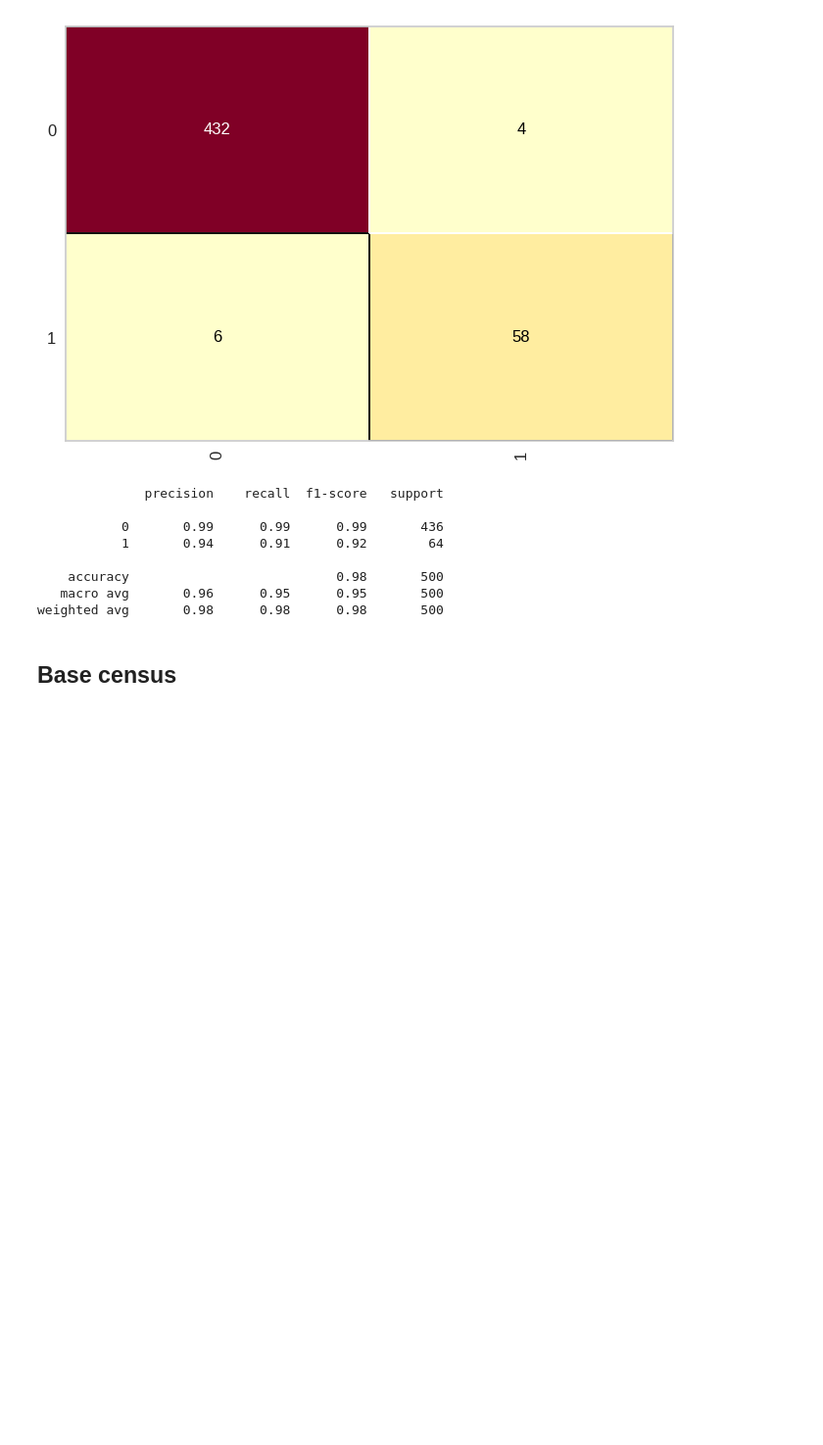
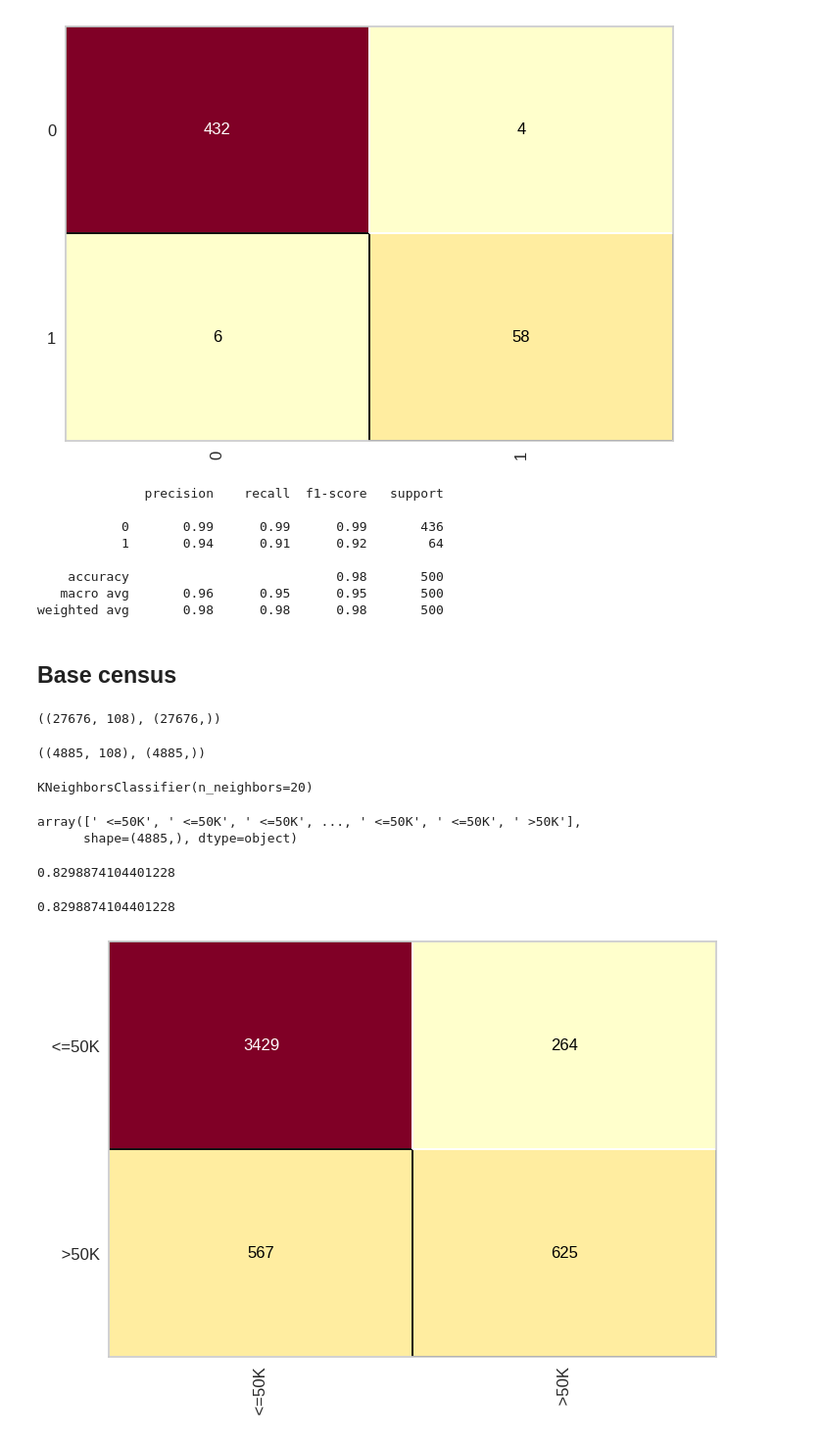
Before and after one commit to Joao-Inacio/Machine-Learning-e-Data-Science-com-Python, a Jupyter notebook: 0.5-aprendizagem-baseada-em-instancias-knn/knn.ipynb, the cells around one changed output. Shown at 98% size. Cells and saved outputs as stored; diff of their text form; code cells hidden in the pictures; blank space fills up the shorter version.

Commit message:
Implementando Knn na base do census

```diff
--- a/0.5-aprendizagem-baseada-em-instancias-knn/knn.ipynb
+++ b/0.5-aprendizagem-baseada-em-instancias-knn/knn.ipynb
@@ -113,3 +113,36 @@ print(classification_report(y_credit_teste, previsoes))
 weighted avg       0.98      0.98      0.98       500
 # %% [markdown]
 ## Base census
+# %%
+with open('../data/census.pkl', 'rb') as f:
+    X_census_treinamento, y_census_treinamento, X_census_teste, y_census_teste = pickle.load(f)
+# %%
+X_census_treinamento.shape, y_census_treinamento.shape
+# %% [output]
+((27676, 108), (27676,))
+# %%
+X_census_teste.shape, y_census_teste.shape
+# %% [output]
+((4885, 108), (4885,))
+# %%
+knn_census = KNeighborsClassifier(n_neighbors=20)
+knn_census.fit(X_census_treinamento, y_census_treinamento)
+# %% [output]
+KNeighborsClassifier(n_neighbors=20)
+# %%
+previsoes = knn_census.predict(X_census_teste)
+previsoes
+# %% [output]
+array([' <=50K', ' <=50K', ' <=50K', ..., ' <=50K', ' <=50K', ' >50K'],
+      shape=(4885,), dtype=object)
+# %%
+accuracy_score(y_census_teste, previsoes)
+# %% [output]
+0.8298874104401228
+# %%
+cm = ConfusionMatrix(knn_census, force_model=True)
+cm.fit(X_census_treinamento, y_census_treinamento)
+cm.score(X_census_teste, y_census_teste)
+# %% [output]
+0.8298874104401228
+[figure, added]
```
Also changed, not shown: parts of 2 cells of this notebook.
